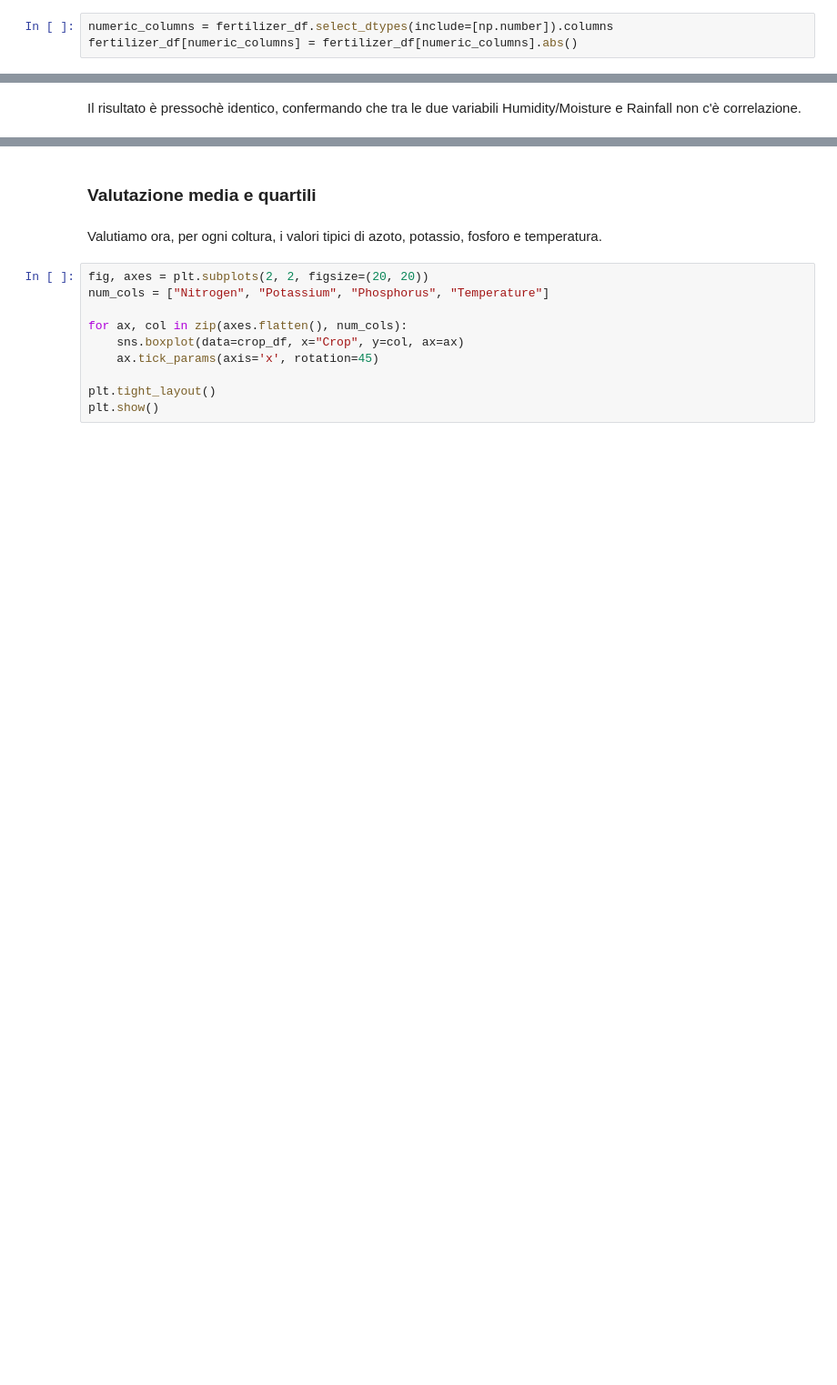
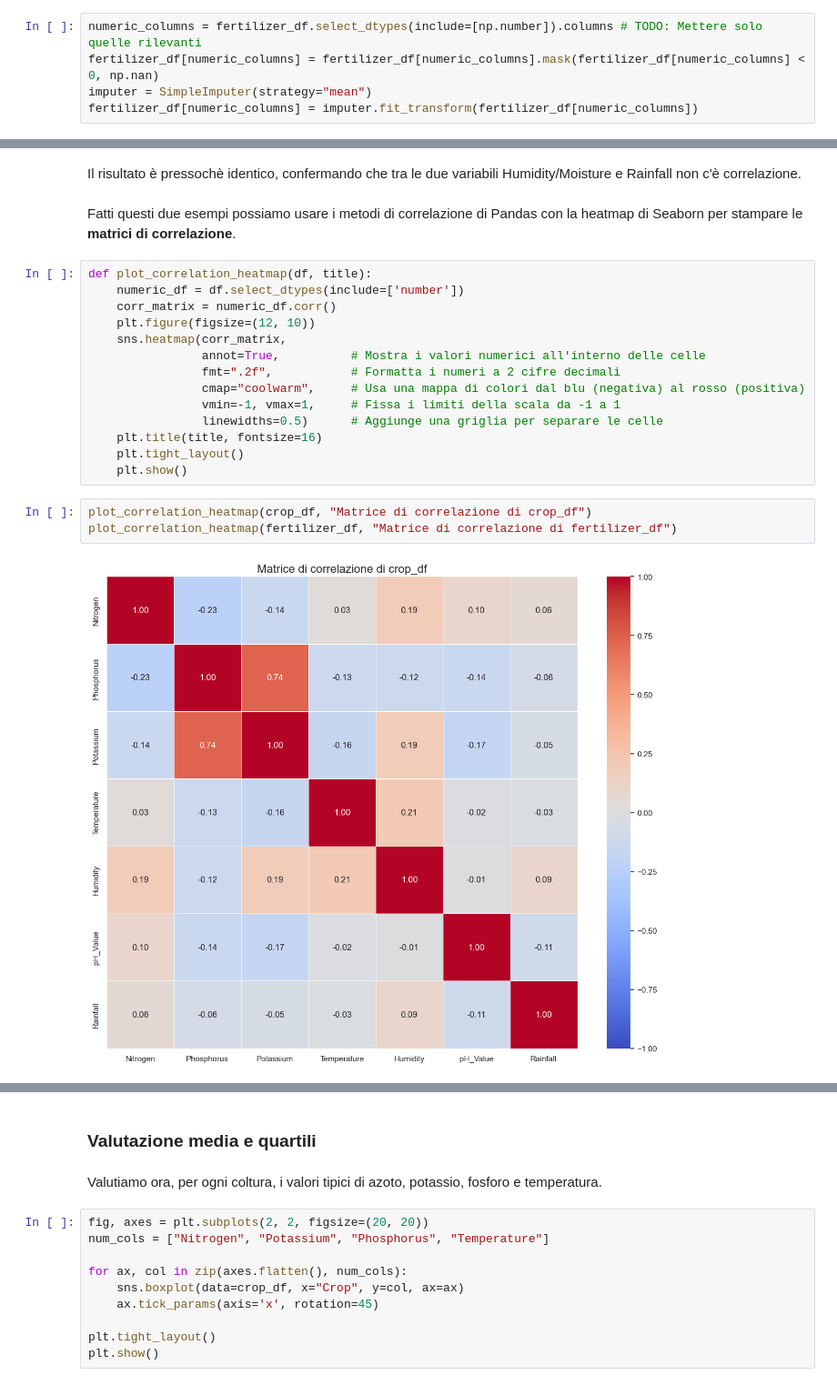
Before and after one commit to Jujez04/data-intensive-project, a Jupyter notebook: main.ipynb, the cells around one changed output, grey strips where cells are left out. Shown at 91% size. Saved outputs shown, nothing was run; the diff lists cells and outputs as text; blank space fills up the shorter version.

Commit message:
main.ipynb: add correlation heatmaps and add perceptron models

```diff
--- a/main.ipynb
+++ b/main.ipynb
@@ -115,3 +191,5 @@ fertilizer_df.describe()
 # %%
-numeric_columns = fertilizer_df.select_dtypes(include=[np.number]).columns
-fertilizer_df[numeric_columns] = fertilizer_df[numeric_columns].abs()
+numeric_columns = fertilizer_df.select_dtypes(include=[np.number]).columns # TODO: Mettere solo quelle rilevanti
+fertilizer_df[numeric_columns] = fertilizer_df[numeric_columns].mask(fertilizer_df[numeric_columns] < 0, np.nan)
+imputer = SimpleImputer(strategy="mean")
+fertilizer_df[numeric_columns] = imputer.fit_transform(fertilizer_df[numeric_columns])
@@ -317,2 +443,23 @@ print(f"Correlation between Humidity and Rainfall in fertilizer_df: {hum_rain_co
 # %% [markdown]
 Il risultato è pressochè identico, confermando che tra le due variabili Humidity/Moisture e Rainfall non c'è correlazione.
+# %% [markdown]
+Fatti questi due esempi possiamo usare i metodi di correlazione di Pandas con la heatmap di Seaborn per stampare le **matrici di correlazione**.
+# %%
+def plot_correlation_heatmap(df, title):
+    numeric_df = df.select_dtypes(include=['number'])
+    corr_matrix = numeric_df.corr()
+    plt.figure(figsize=(12, 10))
+    sns.heatmap(corr_matrix,
+                annot=True,          # Mostra i valori numerici all'interno delle celle
+                fmt=".2f",           # Formatta i numeri a 2 cifre decimali
+                cmap="coolwarm",     # Usa una mappa di colori dal blu (negativa) al rosso (positiva)
+                vmin=-1, vmax=1,     # Fissa i limiti della scala da -1 a 1
+                linewidths=0.5)      # Aggiunge una griglia per separare le celle
+    plt.title(title, fontsize=16)
+    plt.tight_layout()
+    plt.show()
+# %%
+plot_correlation_heatmap(crop_df, "Matrice di correlazione di crop_df")
+plot_correlation_heatmap(fertilizer_df, "Matrice di correlazione di fertilizer_df")
+# %% [output]
+[figure, added]
```
Also changed, not shown: parts of 113 cells of this notebook.
